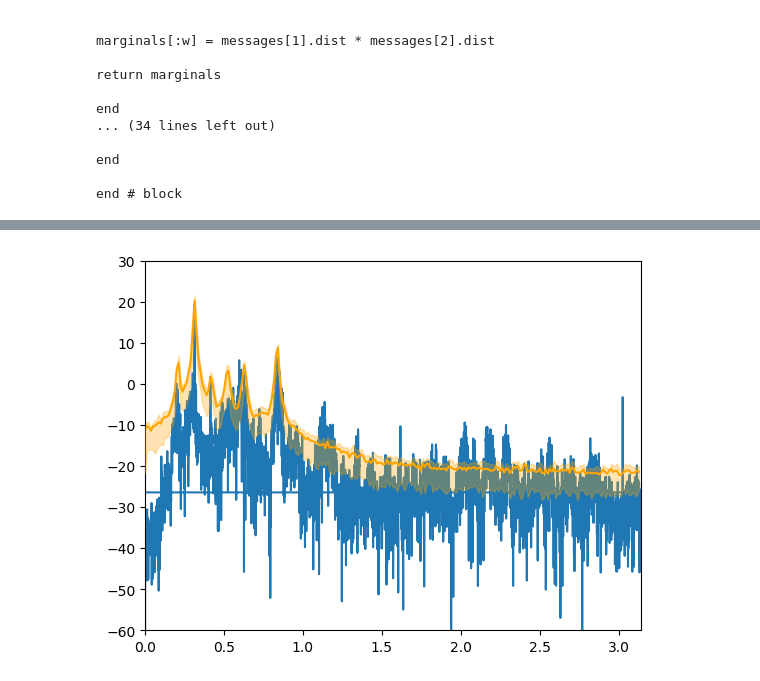
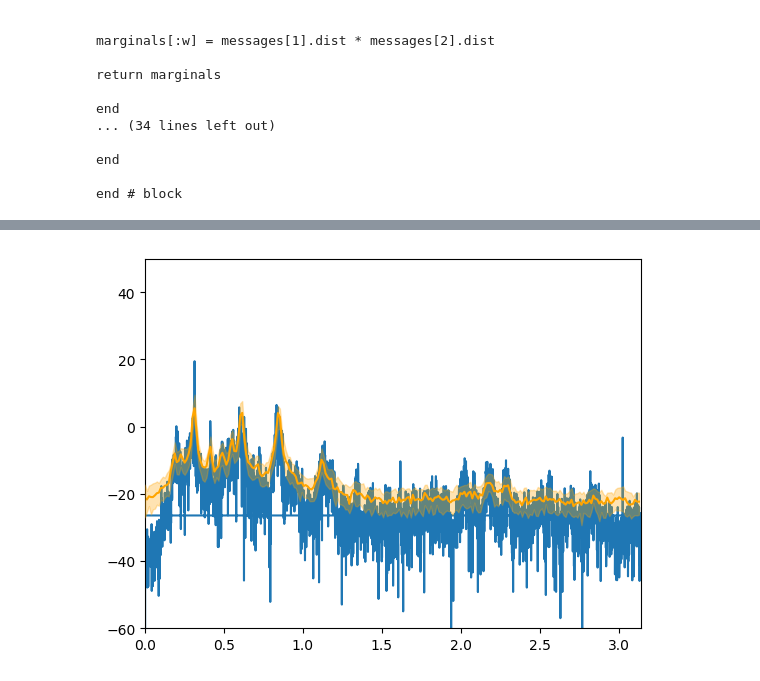
Before and after one commit to biaslab/SituatedSoundscaping, a Jupyter notebook: ARFB_modelling/ARFB_MV_airco.ipynb, the cells around one changed output, grey strips where cells are left out. Drawn from its saved outputs; the diff is of its cells as text; code cells hidden in the pictures.

```diff
--- a/ARFB_modelling/ARFB_MV_airco.ipynb
+++ b/ARFB_modelling/ARFB_MV_airco.ipynb
@@ -202,16 +204,19 @@ yi = preprocess(xi, fs, fs_desired=2000)
 N = length(yi)
 t = collect(1:N)/2000
 fs = 2000
+nr_freqs = 39
 
 audioplayers(yi, fs=2000);
 # %% [output]
 [interactive output not drawn]
 # %%
-f = collect(fs/60:fs/60:fs/2-fs/60)
-bufsize = 2*length(f)
+f = collect(fs/2/(nr_freqs+1):fs/2/(nr_freqs+1):fs/2)#-fs/2/(nr_freqs+1))
+f = (exp.(f/fs/2).-1)*(fs/2/(exp.(f[end]/fs/2).-1))
+bufsize = 2*(nr_freqs+1)
+stepsize = 1
 
 # create fg
-eval(generateARFB(length(f), bufsize))
+eval(generateARFB(nr_freqs, bufsize))
 ForneyLab.draw(fg)
 # %% [output]
 [interactive output not drawn]
@@ -266,0 +341,6 @@ yifftr = real.(yifft)
+# %%
+freqres = 100
+smooth = 100
+psd = twosided2singlesided(PSDovertime(yi, freqres*2, freqres*2-1, rectangularwindow))[:,:]
+log_psd_smooth = vcat([log.(mean(psd[k:k+smooth,:], dims =1)) for k = 1:size(psd,1)-smooth]...)[:,:]
+;
@@ -267 +458,6 @@ yifftr = real.(yifft)
+# %%
+duration_train = 3
+nr_samples_train = Int((fs*duration_train-bufsize)/stepsize) + 1
+signal_t = [yi[(ki-1)*stepsize+1:(ki-1)*stepsize+bufsize].*rectangularwindow(bufsize) for ki = 1:nr_samples_train];
+t_t = [t[(ki-1)*stepsize+1:(ki-1)*stepsize+bufsize] for ki = 1:nr_samples_train];
 # %%
@@ -375,7 +582,7 @@ plt.plot(sqrt.(Σ_x_mem[bufsize:end]), alpha=0.2)
 Ni = 500 # (nr samples + frequency resolution)
 Mi = 100 # nr of iterations
 
-# get parameters
+# get parameters ForneyLab.unsafeMean(marginals[:θ])
 μ_θi, Σ_θi = ForneyLab.unsafeMean(marginals[:θ]), ForneyLab.unsafeCov(marginals[:θ])
 v_wi, nu_wi = marginals[:w].params[:v], marginals[:w].params[:nu]
 
@@ -383,37 +590,37 @@ v_wi, nu_wi = marginals[:w].params[:v], marginals[:w].params[:nu]
 function generate1psd(μ_θi, Σ_θi, v_wi, nu_wi, N, fs, f)
     # create signal (option 1)
     sif = Array{Float64,2}(undef, 2*length(f), N)
     xif = Array{Float64,1}(undef, N)
     sif[:,1] = zeros(2*length(f))
     xif[1] = 0
     for n = 2:N
         θs = rand(MvNormal(μ_θi, collect(Hermitian(Σ_θi))))
         ws = rand(MvNormal(zeros(2*length(f)), collect(Hermitian(inv(rand(Distributions.Wishart(nu_wi, collect(Hermitian(v_wi)))))))))
         sif[:,n] = θs.*sif[:,n-1] + ws
         xif[n] = collect(sif[:,n]'*reshape( [cos.(2*pi*f/fs*n') sin.(2*pi*f/fs*n')]', 1, 2*length(f))')[1,1]
     end
     return xif
 end
 
 function approxpsd(M, μ_θi, Σ_θi, v_wi, nu_wi, N, fs, f)
     psd = Array{Float64,2}(undef, M, N)
     for m = 1:M
         xif = generate1psd(μ_θi, Σ_θi, v_wi, nu_wi, N, fs, f)
         psd[m,:] = (abs.(FFTW.fft(xif)).^2)./length(xif)
     end
-    return squeeze(10*log10.(mean(psd, dims=1))), squeeze(10*log10.([quantile(psd[:,k], 0.25) for k = 1:N])), squeeze(10*log10.([quantile(psd[:,k], 0.75) for k = 1:N]))
+    return squeeze(10*log10.([quantile(psd[:,k], 0.5) for k = 1:N])), squeeze(10*log10.([quantile(psd[:,k], 0.25) for k = 1:N])), squeeze(10*log10.([quantile(psd[:,k], 0.75) for k = 1:N]))
 end
 
-mean_psd, std_psd1, std_psd2 = approxpsd(Mi, μ_θi, Σ_θi, v_wi, nu_wi, Ni, fs, f)
+mean_psd, std_psd1, std_psd2 = approxpsd(Mi, μ_θi, Σ_θi, v_wi, nu_wi, Ni, fs/stepsize, f)
 mean_psd = mean_psd[1:Int(floor(Ni/2))]
 std_psd1 = std_psd1[1:Int(floor(Ni/2))]
 std_psd2 = std_psd2[1:Int(floor(Ni/2))]
 plt.plot(FFTW.fftfreq(length(yi), fs)/fs*2*pi, 10*log10.((abs.(FFTW.fft(yi)).^2)./length(yi)))
-plt.plot(FFTW.fftfreq(Ni, fs)[1:Int(floor(Ni/2))]/fs*2*pi, mean_psd, color="orange")
-plt.fill_between(FFTW.fftfreq(Ni, fs)[1:Int(floor(Ni/2))]/fs*2*pi, std_psd1, std_psd2, color="orange", alpha=0.3, zorder=100)
+plt.plot(abs.(FFTW.fftfreq(Ni, fs)[1:Int(floor(Ni/2))])/fs*2*pi, mean_psd, color="orange")
+plt.fill_between(abs.(FFTW.fftfreq(Ni, fs)[1:Int(floor(Ni/2))])/fs*2*pi, std_psd1, std_psd2, color="orange", alpha=0.3, zorder=100)
 plt.xlim(0,pi)
-plt.ylim(-60,30)
+plt.ylim(-60,50)
 ;
 # %% [output]
-[figure, old version]
+[figure, new version]
 # %%
```
Also changed, not shown: parts of 22 cells of this notebook, 18 other files.
